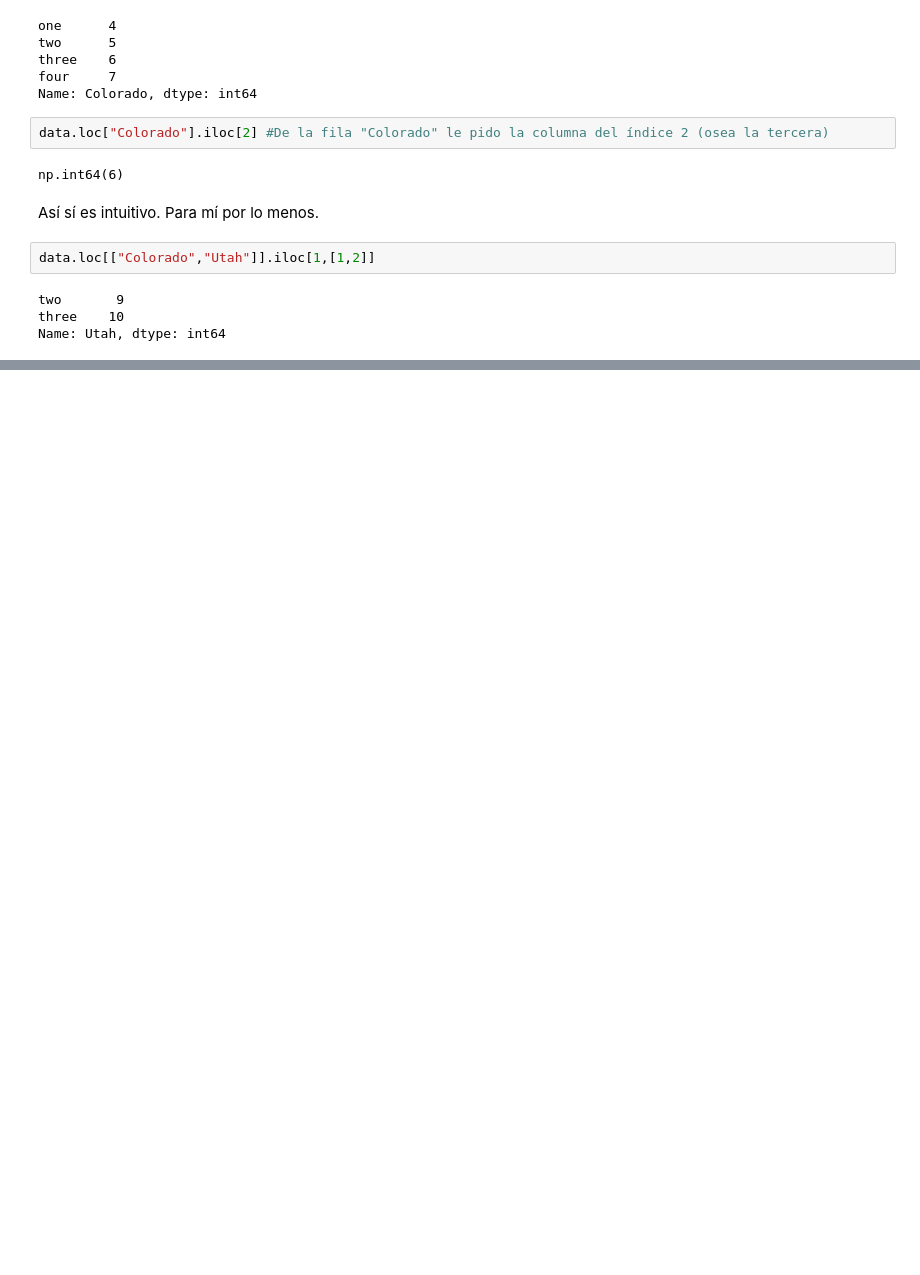
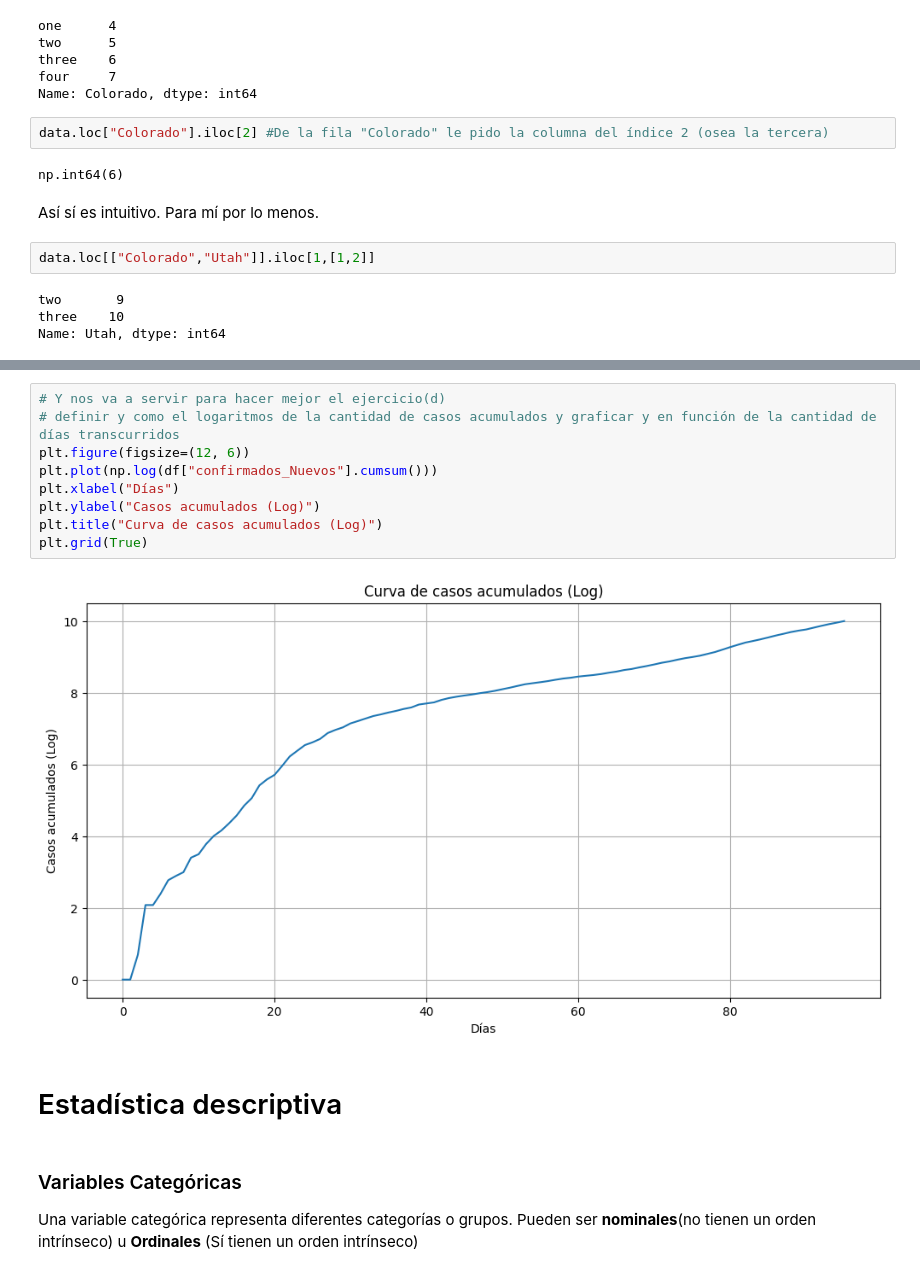
Before and after one commit to LucaChicconi/_labodatos, a Jupyter notebook: practica2.ipynb, the cells around one changed output, grey strips where cells are left out. Saved outputs shown, nothing was run; the diff lists cells and outputs as text; blank space fills up the shorter version.

```diff
--- a/practica2.ipynb
+++ b/practica2.ipynb
@@ -218,0 +456,16 @@ Name: Utah, dtype: int64
+# %%
+# Y nos va a servir para hacer mejor el ejercicio(d)
+# definir y como el logaritmos de la cantidad de casos acumulados y graficar y en función de la cantidad de días transcurridos
+plt.figure(figsize=(12, 6))
+plt.plot(np.log(df["confirmados_Nuevos"].cumsum()))
+plt.xlabel("Días")
+plt.ylabel("Casos acumulados (Log)")
+plt.title("Curva de casos acumulados (Log)")
+plt.grid(True)
+# %% [output]
+[figure, added]
+# %% [markdown]
+# Estadística descriptiva
+# %% [markdown]
+### Variables Categóricas
+Una variable categórica representa diferentes categorías o grupos. Pueden ser **nominales**(no tienen un orden intrínseco) u **Ordinales** (Sí tienen un orden intrínseco)
```
Also changed, not shown: parts of 47 cells of this notebook.
